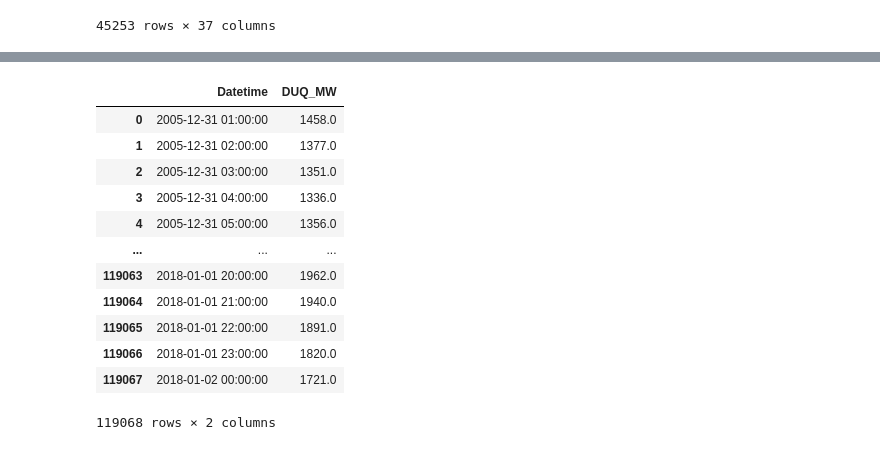
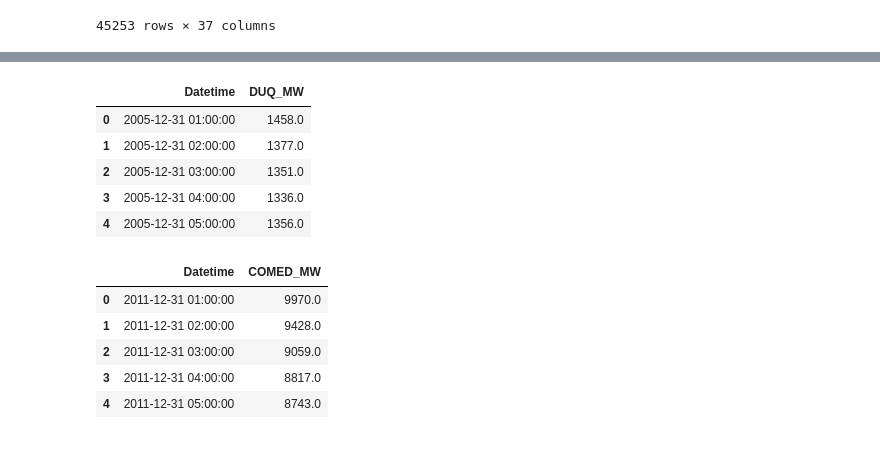
Before and after one commit to Somerillo/DI-Final_Project, a Jupyter notebook: time_series.ipynb, the cells around one changed output, grey strips where cells are left out. Cells and saved outputs as stored; diff of their text form; code cells hidden in the pictures.

```diff
--- a/time_series.ipynb
+++ b/time_series.ipynb
@@ -165,23 +146,24 @@ Electrical energy consumption by local statal companies. Here we have a dataset
 # %%
 # import energy datasets
 path1 = r'sources\hourly_energy_consumption\DUQ_hourly.csv'
 path2 = r'sources\hourly_energy_consumption\COMED_hourly.csv'
 df_pennsylvania = pd.read_csv(path1)
 df_illinois = pd.read_csv(path2)
 
 # check df structure
-display(df_pennsylvania)
+display(df_pennsylvania.head())
+print()
+display(df_illinois.head())
 # %% [output]
 |  | Datetime | DUQ_MW |
 | 0 | 2005-12-31 01:00:00 | 1458.0 |
 | 1 | 2005-12-31 02:00:00 | 1377.0 |
 | 2 | 2005-12-31 03:00:00 | 1351.0 |
 | 3 | 2005-12-31 04:00:00 | 1336.0 |
 | 4 | 2005-12-31 05:00:00 | 1356.0 |
-| ... | ... | ... |
-| 119063 | 2018-01-01 20:00:00 | 1962.0 |
-| 119064 | 2018-01-01 21:00:00 | 1940.0 |
-| 119065 | 2018-01-01 22:00:00 | 1891.0 |
-| 119066 | 2018-01-01 23:00:00 | 1820.0 |
-| 119067 | 2018-01-02 00:00:00 | 1721.0 |
-119068 rows × 2 columns
+|  | Datetime | COMED_MW |
+| 0 | 2011-12-31 01:00:00 | 9970.0 |
+| 1 | 2011-12-31 02:00:00 | 9428.0 |
+| 2 | 2011-12-31 03:00:00 | 9059.0 |
+| 3 | 2011-12-31 04:00:00 | 8817.0 |
+| 4 | 2011-12-31 05:00:00 | 8743.0 |
```
Also changed, not shown: parts of 27 cells of this notebook, 4 other files.
